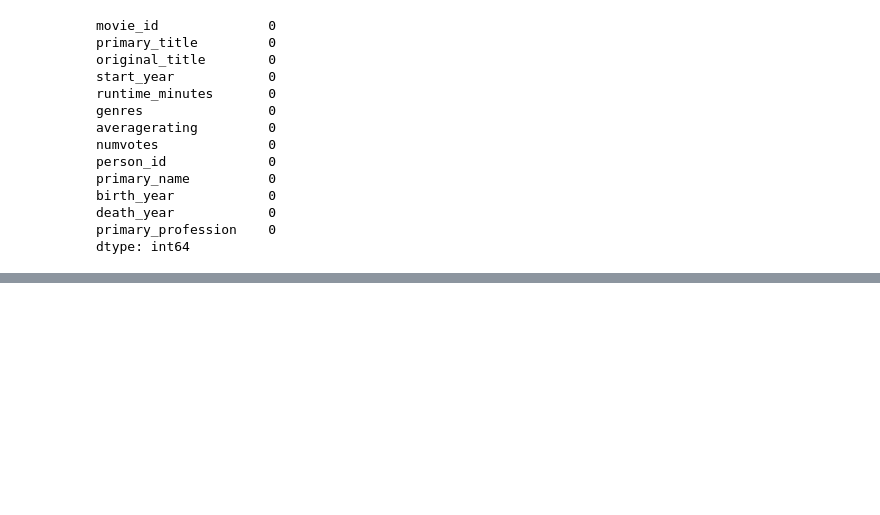
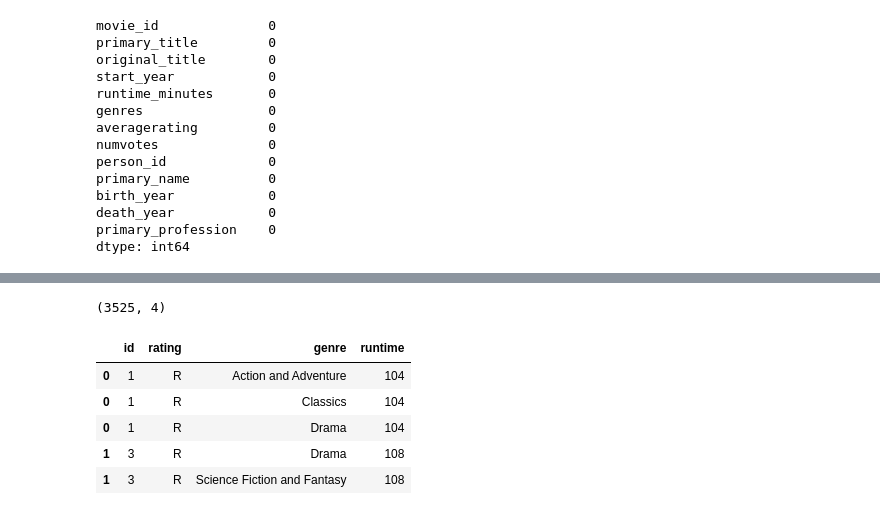
Before and after one commit to Collinskanyiri/DSC-Phase-1-project, a Jupyter notebook: student.ipynb, the cells around one changed output, grey strips where cells are left out. Saved outputs shown, nothing was run; the diff lists cells and outputs as text; code cells hidden in the pictures; blank space fills up the shorter version.

```diff
--- a/student.ipynb
+++ b/student.ipynb
@@ -854,0 +819,30 @@ dtype: int64
+# %%
+#rt_movies
+#genre column
+# splitting the columns at '|'
+rt_movies = rt_movies.assign(genre=rt_movies.genre.str.split('|'))
+
+# transform into separate rows retaining all column values
+rt_movies = rt_movies.explode('genre')
+
+#runtime
+#removing the word minutes
+rt_movies.runtime = rt_movies.runtime.str.replace('minutes',"")
+
+#converting to integer
+rt_movies.runtime = rt_movies.runtime.astype('int')
+# %%
+#Cheking the new shape in rt_movies
+rt_movies.shape
+# %% [output]
+(3525, 4)
+# %%
+#previewing the top of rt_movies
+rt_movies.head()
+# %% [output]
+|  | id | rating | genre | runtime |
+| 0 | 1 | R | Action and Adventure | 104 |
+| 0 | 1 | R | Classics | 104 |
+| 0 | 1 | R | Drama | 104 |
+| 1 | 3 | R | Drama | 108 |
+| 1 | 3 | R | Science Fiction and Fantasy | 108 |
```
Also changed, not shown: parts of 14 cells of this notebook.
